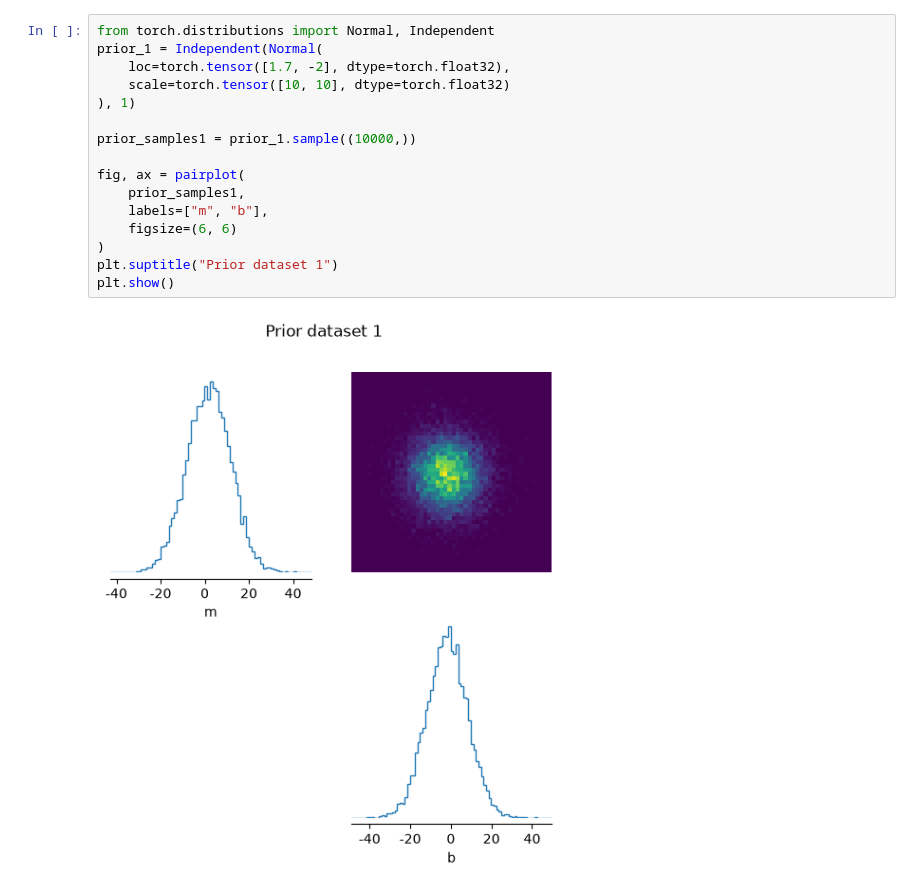
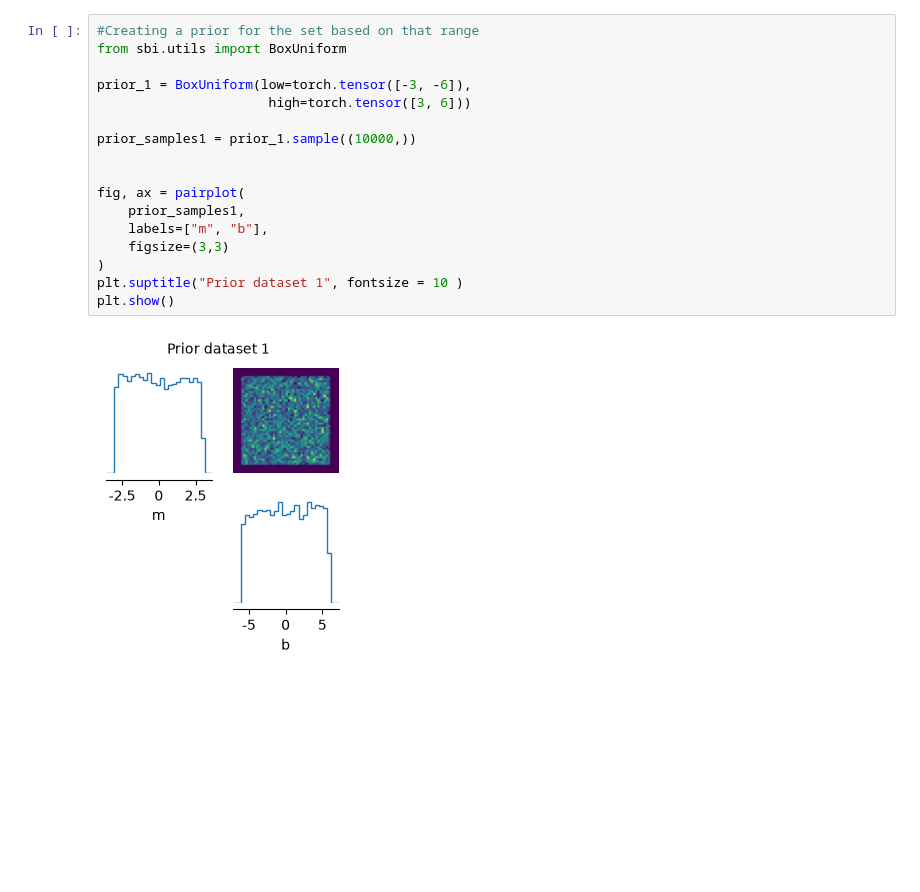
Before and after one commit to jarachisholm/SBI_clustering, a Jupyter notebook: fit_secret_lines.ipynb, the cells around one changed output. Drawn from its saved outputs; the diff is of its cells as text; blank space fills up the shorter version.

```diff
--- a/fit_secret_lines.ipynb
+++ b/fit_secret_lines.ipynb
@@ -56,18 +68,19 @@ Text(0.5, 1.0, 'Dataset 1')
 # %%
-from torch.distributions import Normal, Independent
-prior_1 = Independent(Normal(
-    loc=torch.tensor([1.7, -2], dtype=torch.float32),
-    scale=torch.tensor([10, 10], dtype=torch.float32)
-), 1)
+#Creating a prior for the set based on that range
+from sbi.utils import BoxUniform
+
+prior_1 = BoxUniform(low=torch.tensor([-3, -6]),
+                      high=torch.tensor([3, 6]))
 
 prior_samples1 = prior_1.sample((10000,))
+
 
 fig, ax = pairplot(
     prior_samples1,
     labels=["m", "b"],
-    figsize=(6, 6)
+    figsize=(3,3)
 )
-plt.suptitle("Prior dataset 1")
+plt.suptitle("Prior dataset 1", fontsize = 10 )
 plt.show()
 # %% [output]
-[figure, old version]
+[figure, new version]
```
Also changed, not shown: parts of 28 cells of this notebook.
